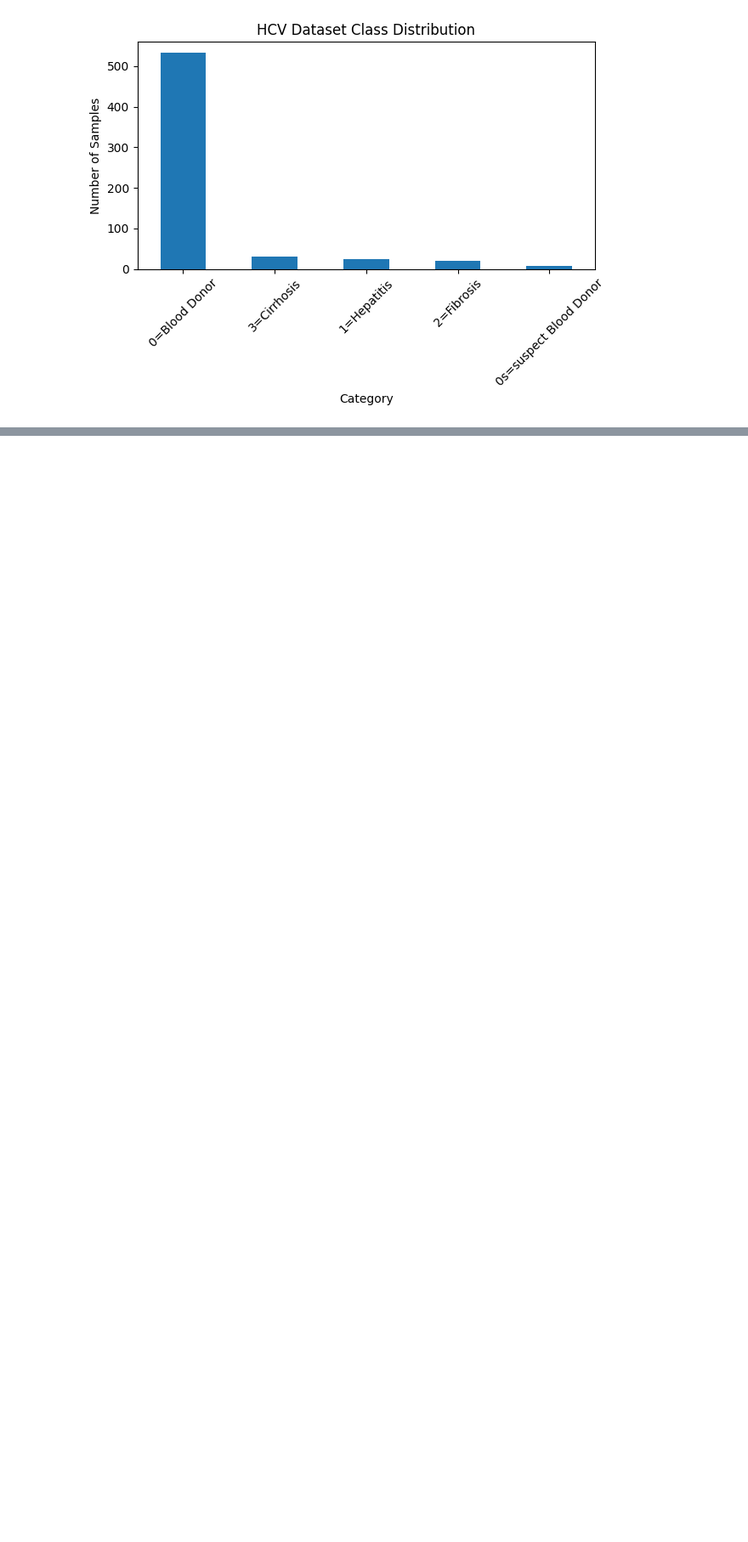
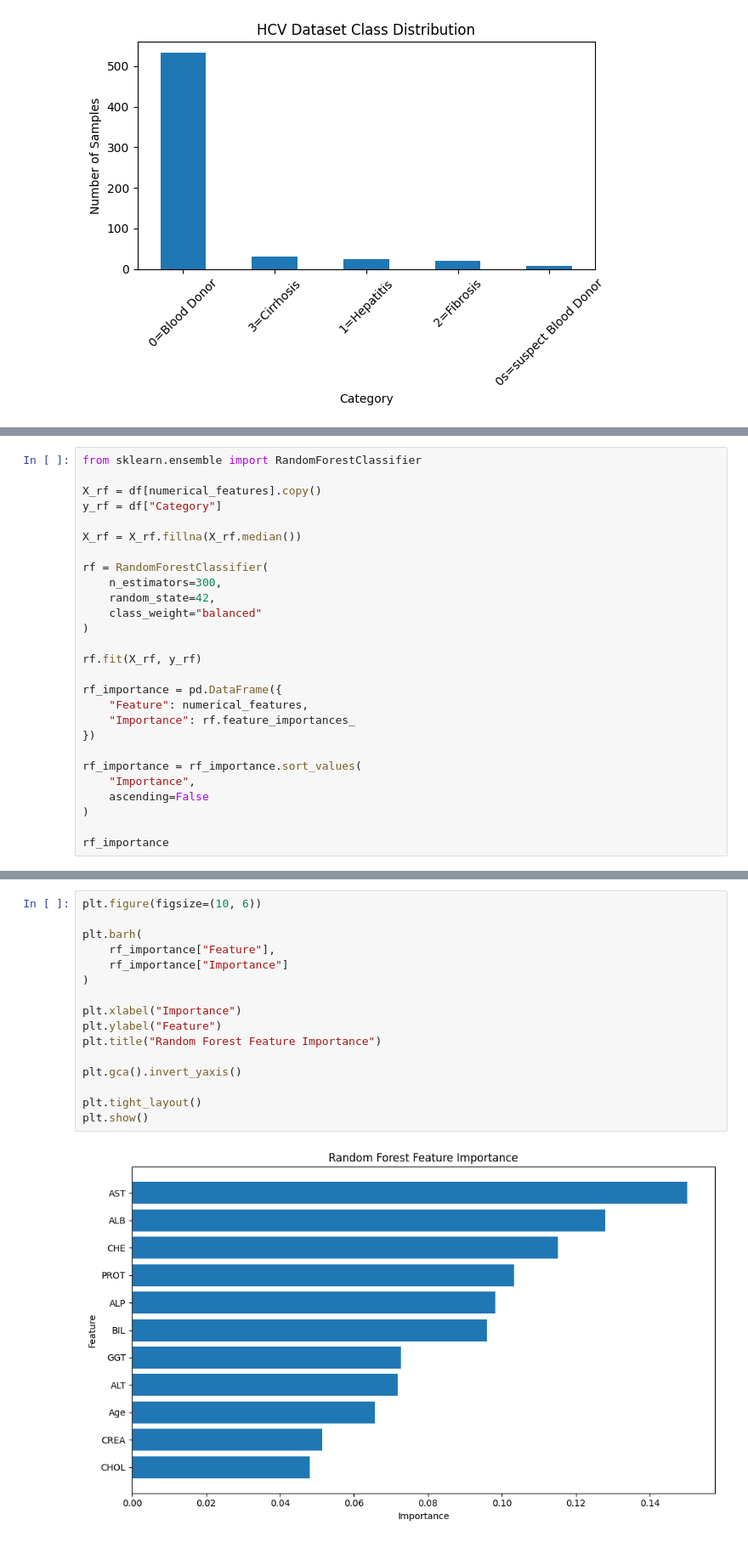
Before and after one commit to sofiya132/Quantara, a Jupyter notebook: notebooks/01_data_analysis.ipynb, the cells around one changed output, grey strips where cells are left out. Shown at 85% size. Drawn from its saved outputs; the diff is of its cells as text; blank space fills up the shorter version.

```diff
--- a/notebooks/01_data_analysis.ipynb
+++ b/notebooks/01_data_analysis.ipynb
@@ -165,0 +325,27 @@ plt.show()
+# %%
+from sklearn.ensemble import RandomForestClassifier
+
+X_rf = df[numerical_features].copy()
+y_rf = df["Category"]
+
+X_rf = X_rf.fillna(X_rf.median())
+
+rf = RandomForestClassifier(
+    n_estimators=300,
+    random_state=42,
+    class_weight="balanced"
+)
+
+rf.fit(X_rf, y_rf)
+
+rf_importance = pd.DataFrame({
+    "Feature": numerical_features,
+    "Importance": rf.feature_importances_
+})
+
+rf_importance = rf_importance.sort_values(
+    "Importance",
+    ascending=False
+)
+
+rf_importance
@@ -165,0 +365,18 @@ plt.show()
+# %%
+plt.figure(figsize=(10, 6))
+
+plt.barh(
+    rf_importance["Feature"],
+    rf_importance["Importance"]
+)
+
+plt.xlabel("Importance")
+plt.ylabel("Feature")
+plt.title("Random Forest Feature Importance")
+
+plt.gca().invert_yaxis()
+
+plt.tight_layout()
+plt.show()
+# %% [output]
+[figure, added]
```
Also changed, not shown: parts of 22 cells of this notebook, 1 other file.
